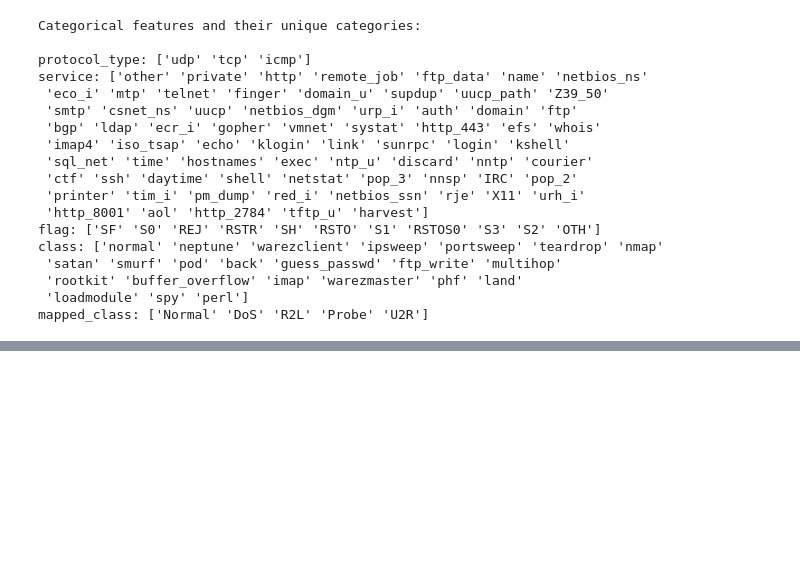
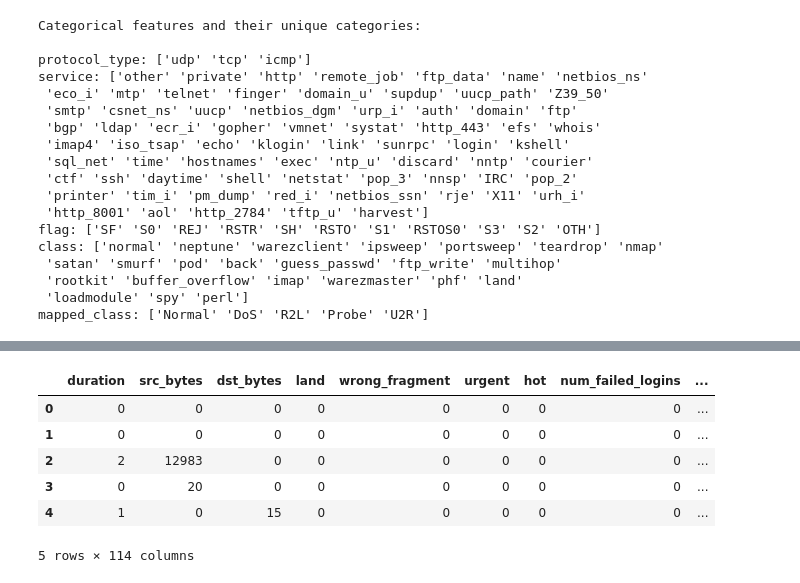
Before and after one commit to omerahat/ExplainableIntrusionDetection-EXID, a Jupyter notebook: notebooks/01_EDA_Feature_Engineering.ipynb, the cells around one changed output, grey strips where cells are left out. Drawn from its saved outputs; the diff is of its cells as text; code cells hidden in the pictures; blank space fills up the shorter version.

```diff
--- a/notebooks/01_EDA_Feature_Engineering.ipynb
+++ b/notebooks/01_EDA_Feature_Engineering.ipynb
@@ -521,11 +524,26 @@ data_train_encoded.head()
 # %%
-# Apply label encoding to "class" and "mapped_class" columns
-label_encoders = {}
-for col in ["class", "mapped_class"]:
-    le = LabelEncoder()
-    data_train_encoded[col + "_encoded"] = le.fit_transform(data_train_encoded[col])
-    label_encoders[col] = le  # Store the encoder for future use if necessary
+# --- Specific class: LabelEncoder fitted on combined unique labels ---
+all_classes = pd.concat([
+    data_train_encoded['class'], data_test_encoded['class']
+]).unique()
+le_class = LabelEncoder()
+le_class.fit(all_classes)
 
-print("Encoded 'class' and 'mapped_class' columns added:")
-print(data_train_encoded[[col + "_encoded" for col in ["class", "mapped_class"]]].head())
+data_train_encoded['class_encoded'] = le_class.transform(data_train_encoded['class'])
+data_test_encoded['class_encoded'] = le_class.transform(data_test_encoded['class'])
+
+# --- Mapped class: Manual integer mapping (0-4), NaN/Unknown -> -1 ---
+mapped_class_map = {'Normal': 0, 'DoS': 1, 'Probe': 2, 'R2L': 3, 'U2R': 4}
+
+data_train_encoded['mapped_class_encoded'] = (
+    data_train_encoded['mapped_class'].map(mapped_class_map).fillna(-1).astype(int)
+)
+data_test_encoded['mapped_class_encoded'] = (
+    data_test_encoded['mapped_class'].map(mapped_class_map).fillna(-1).astype(int)
+)
+
+print("Train class_encoded distribution:")
+print(data_train_encoded['class_encoded'].value_counts().head())
+print(f"\nTest mapped_class_encoded distribution:")
+print(data_test_encoded['mapped_class_encoded'].value_counts())
 # %% [output]
@@ -538,0 +568,10 @@ Encoded 'class' and 'mapped_class' columns added:
+# %%
+data_test_encoded.head()
+# %% [output]
+|  | duration | src_bytes | dst_bytes | land | wrong_fragment | urgent | hot | num_failed_logins | ... |
+| 0 | 0 | 0 | 0 | 0 | 0 | 0 | 0 | 0 | ... |
+| 1 | 0 | 0 | 0 | 0 | 0 | 0 | 0 | 0 | ... |
+| 2 | 2 | 12983 | 0 | 0 | 0 | 0 | 0 | 0 | ... |
+| 3 | 0 | 20 | 0 | 0 | 0 | 0 | 0 | 0 | ... |
+| 4 | 1 | 0 | 15 | 0 | 0 | 0 | 0 | 0 | ... |
+5 rows × 114 columns
```
Also changed, not shown: parts of 7 cells of this notebook, 4 other files.
